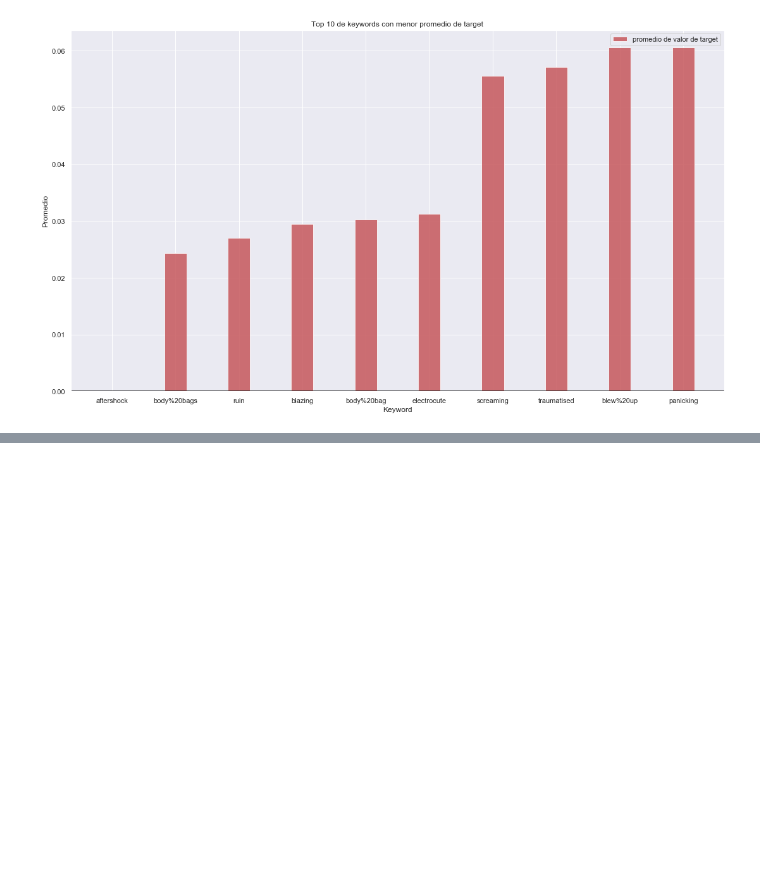
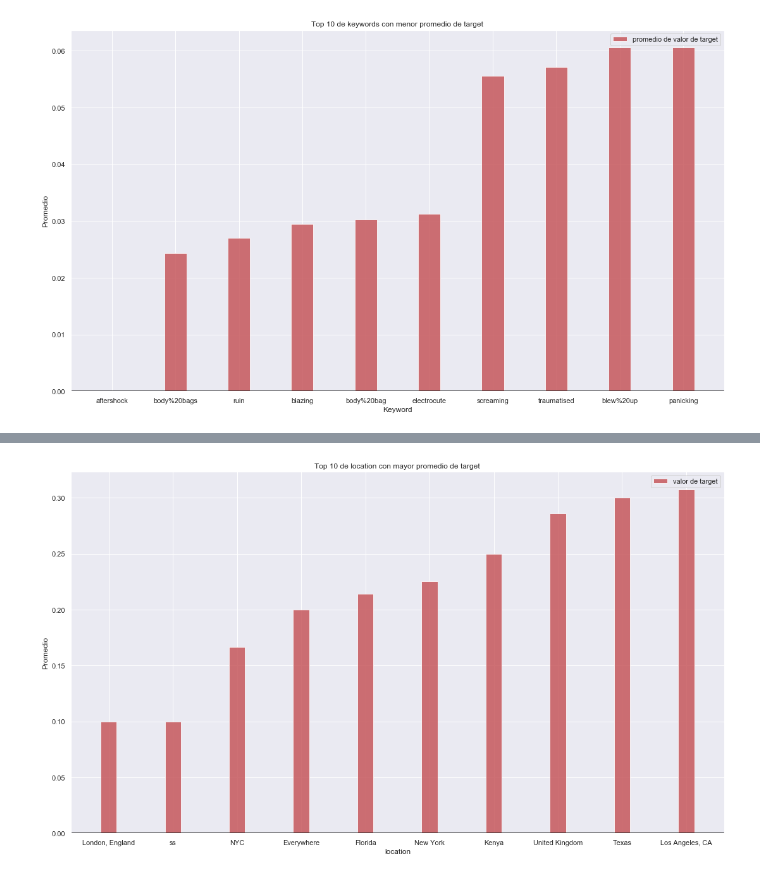
Before and after one commit to yuquimura/Trabajo-Practico-1, a Jupyter notebook: notebooks/Analisis Exploratorio Brian.ipynb, the cells around one changed output, grey strips where cells are left out. Cells and saved outputs as stored; diff of their text form; code cells hidden in the pictures; blank space fills up the shorter version.

```diff
--- a/notebooks/Analisis Exploratorio Brian.ipynb
+++ b/notebooks/Analisis Exploratorio Brian.ipynb
@@ -316,0 +379,23 @@ plt.show()
+# %%
+top_superior = locationData.nsmallest(10,'target')
+
+fig, ax = plt.subplots()
+fig.set_size_inches(18.5, 10.5)
+bar_width = 0.25
+opacity = 0.8
+
+rects1 = plt.bar(top_superior.index,
+                 top_superior['target'],
+                 bar_width,
+                 alpha=opacity,
+                 color='r',
+                 label='valor de target')
+
+plt.xlabel('location')
+plt.ylabel('Promedio')
+plt.title('Top 10 de location con mayor promedio de target')
+plt.axhline(0, color='black')
+plt.legend()
+plt.show()
+# %% [output]
+[figure, added]
```
Also changed, not shown: parts of 11 cells of this notebook.
